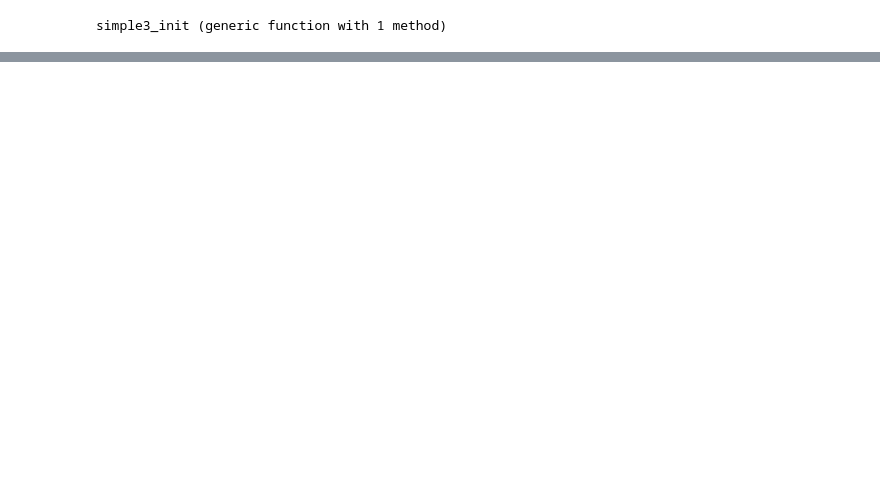
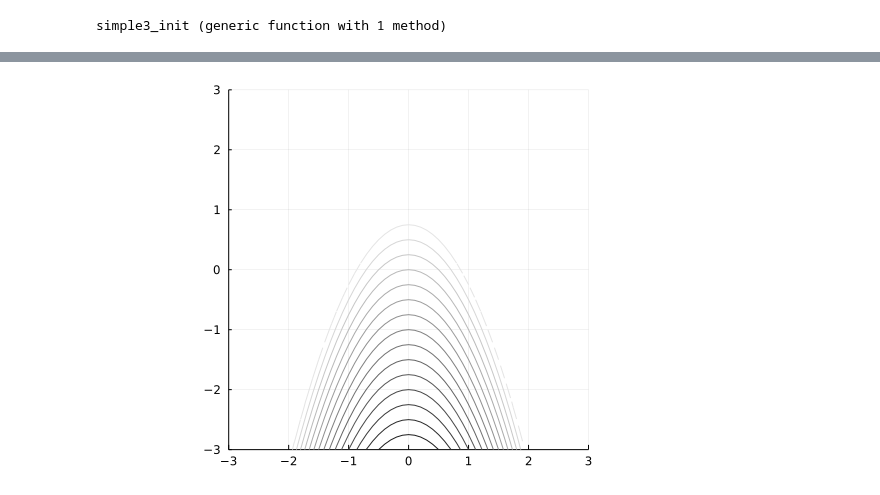
Before and after one commit to juliet29/cs361_project02, a Jupyter notebook: project2_jl/test02.ipynb, the cells around one changed output, grey strips where cells are left out. Cells and saved outputs as stored; diff of their text form; code cells hidden in the pictures; blank space fills up the shorter version.

Commit message:
constraints

```diff
--- a/project2_jl/test02.ipynb
+++ b/project2_jl/test02.ipynb
@@ -25,0 +8,5 @@ size(Z)
+# %%
+function simple1_constraints(x::Vector)
+    return [x[1] + x[2]^2 - 1,
+            -x[1] - x[2]]
+end
@@ -47,3 +30,5 @@ yr =Vector( -3:0.1:3)
 # %%
-[[a,b] for a=xr, b=yr]
+# simple1_constraints(v[1])
+c= [simple1_constraints([a,b]) for a=xr, b=yr]
+c[1:3, :]
 # %% [output]
@@ -195,0 +46,14 @@ z = [simple1([x1, x2]) for x1=eval_m[:,1], x2=eval_m[:,2] ]
+# %%
+c1 = []
+c2 = []
+s1 = size(c,1)
+s2 = size(c,2)
+for row = 1:s1
+    for col = 1:s2
+        # println(c[row, col])
+        push!(c1, c[row, col][1])
+        push!(c2, c[row, col][2])
+    end
+end
+c1 = reshape(c1, s1, s2)';
+c2 = reshape(c2, s1, s2)';
@@ -195,0 +80,2 @@ z = [simple1([x1, x2]) for x1=eval_m[:,1], x2=eval_m[:,2] ]
+# %%
+c1_filt = ifelse.(c1 .< 0, c1, 0);
@@ -195,0 +102,4 @@ z = [simple1([x1, x2]) for x1=eval_m[:,1], x2=eval_m[:,2] ]
+# %%
+contour(xr, yr, c1_filt, xlims=(-3,3), ylims=(-3,3),aspectratio=:equal, linecolor= cgrad(:grays), colorbar_entry=true)
+# %% [output]
+[figure, added]
```
Also changed, not shown: parts of 18 cells of this notebook, 3 other files.
